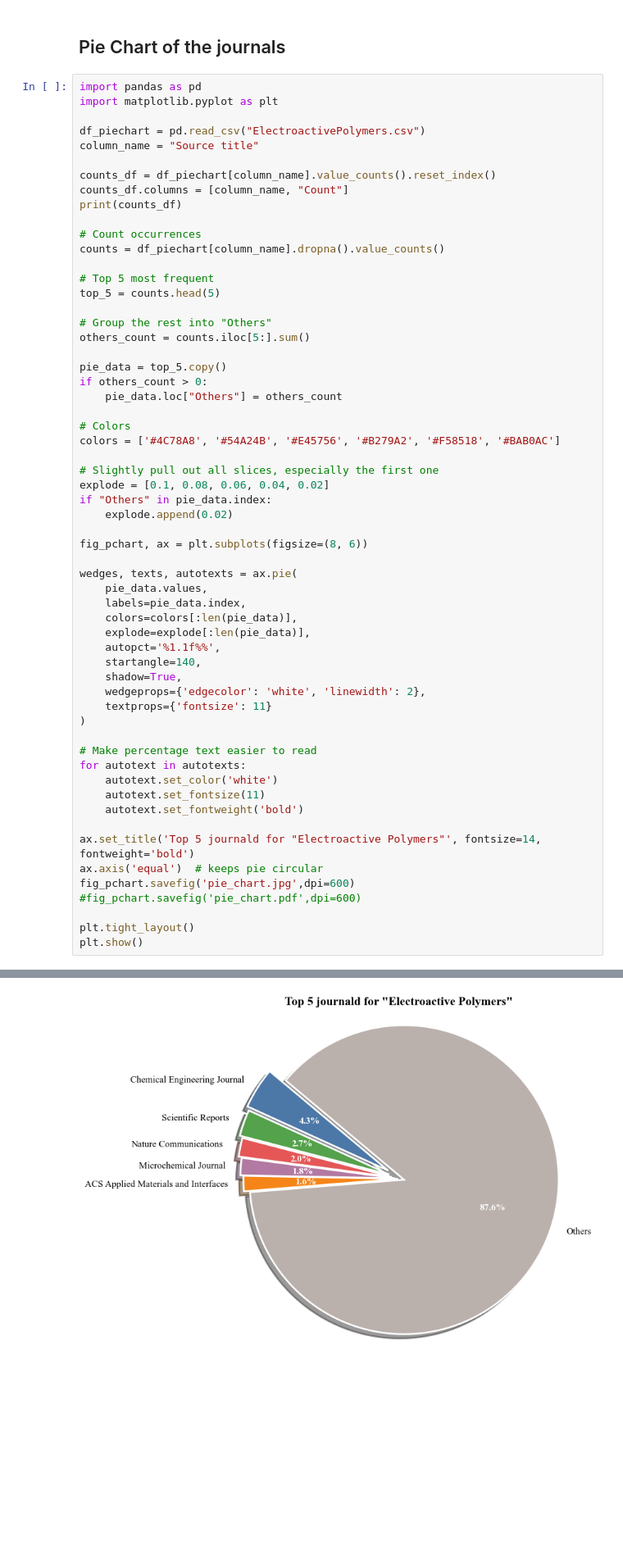
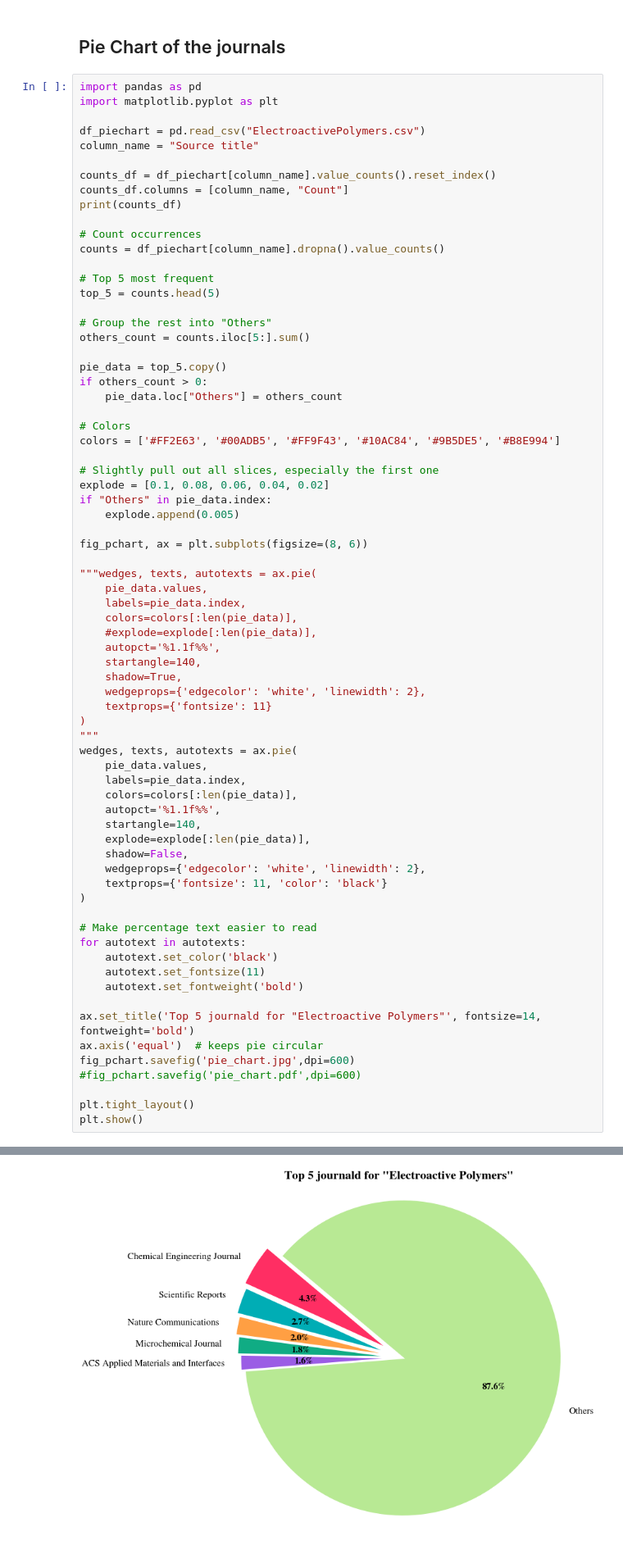
Before and after one commit to mohsafaei/Literature-Analysis, a Jupyter notebook: Literature-Analysis.ipynb, the cells around one changed output, grey strips where cells are left out. Shown at 82% size. Drawn from its saved outputs; the diff is of its cells as text; blank space fills up the shorter version.

```diff
--- a/Literature-Analysis.ipynb
+++ b/Literature-Analysis.ipynb
@@ -470,53 +482,65 @@ if others_count > 0:
     pie_data.loc["Others"] = others_count
 
 # Colors
-colors = ['#4C78A8', '#54A24B', '#E45756', '#B279A2', '#F58518', '#BAB0AC']
+colors = ['#FF2E63', '#00ADB5', '#FF9F43', '#10AC84', '#9B5DE5', '#B8E994']
 
 # Slightly pull out all slices, especially the first one
 explode = [0.1, 0.08, 0.06, 0.04, 0.02]
 if "Others" in pie_data.index:
-    explode.append(0.02)
+    explode.append(0.005)
 
 fig_pchart, ax = plt.subplots(figsize=(8, 6))
 
-wedges, texts, autotexts = ax.pie(
+"""wedges, texts, autotexts = ax.pie(
     pie_data.values,
     labels=pie_data.index,
     colors=colors[:len(pie_data)],
-    explode=explode[:len(pie_data)],
+    #explode=explode[:len(pie_data)],
     autopct='%1.1f%%',
     startangle=140,
     shadow=True,
     wedgeprops={'edgecolor': 'white', 'linewidth': 2},
     textprops={'fontsize': 11}
 )
+"""
+wedges, texts, autotexts = ax.pie(
+    pie_data.values,
+    labels=pie_data.index,
+    colors=colors[:len(pie_data)],
+    autopct='%1.1f%%',
+    startangle=140,
+    explode=explode[:len(pie_data)],
+    shadow=False,
+    wedgeprops={'edgecolor': 'white', 'linewidth': 2},
+    textprops={'fontsize': 11, 'color': 'black'}
+)
 
 # Make percentage text easier to read
 for autotext in autotexts:
-    autotext.set_color('white')
+    autotext.set_color('black')
     autotext.set_fontsize(11)
     autotext.set_fontweight('bold')
 
 ax.set_title('Top 5 journald for "Electroactive Polymers"', fontsize=14, fontweight='bold')
 ax.axis('equal')  # keeps pie circular
 fig_pchart.savefig('pie_chart.jpg',dpi=600)
 #fig_pchart.savefig('pie_chart.pdf',dpi=600)
 
 plt.tight_layout()
 plt.show()
 # %% [output]
                                   Source title  Count
 0                 Chemical Engineering Journal     86
 1                           Scientific Reports     55
 2                       Nature Communications      39
 3                        Microchemical Journal     36
 4         ACS Applied Materials and Interfaces     32
 ..                                         ...    ...
 612                                ChemNanoMat      1
 613                          Corrosion Reviews      1
 614        Russian Journal of Plant Physiology      1
 615  International Journal of Pharmaceutics: X      1
 616    Chinese Journal of Analytical Chemistry      1
 
 [617 rows x 2 columns]
-[figure, old version]
+[figure, new version]
```
Also changed, not shown: parts of 8 cells of this notebook, 4 other files.
